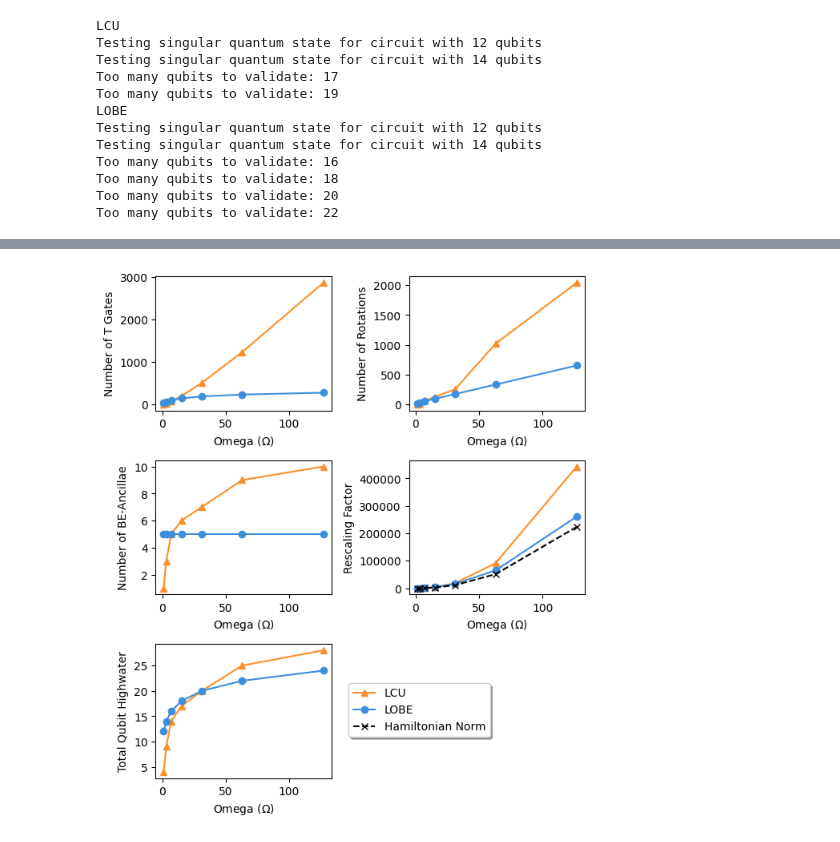
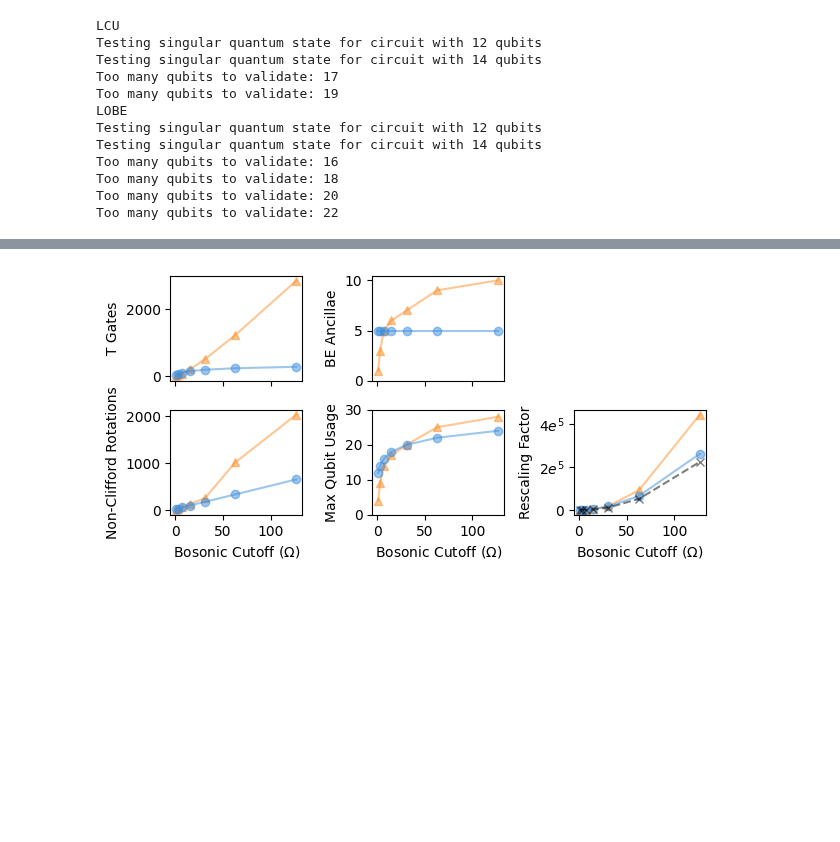
Before and after one commit to Tufts-QIQC/LOBE, a Jupyter notebook: notebooks/benchmarking/integrated_models/quartic_oscillator.ipynb, the cells around one changed output, grey strips where cells are left out. Saved outputs shown, nothing was run; the diff lists cells and outputs as text; code cells hidden in the pictures; blank space fills up the shorter version.

```diff
--- a/notebooks/benchmarking/integrated_models/quartic_oscillator.ipynb
+++ b/notebooks/benchmarking/integrated_models/quartic_oscillator.ipynb
@@ -149,21 +153,20 @@ def delta(k, l):
     if k == l: return 1
     return 0
 
-
-def _get_qosc_spectral_norm(max_bosonic_occupancy, g=1):
+def _get_qosc_l2_norm(max_bosonic_occupancy, g=1):
     H_from_matrix_elements = np.zeros((max_bosonic_occupancy + 1, max_bosonic_occupancy + 1))
 
     for i in range(max_bosonic_occupancy + 1):
         for j in range(max_bosonic_occupancy + 1):
             H_from_matrix_elements[i][j] = matrix_element(i, j, g)
 
-    vals = np.linalg.eigvalsh(H_from_matrix_elements)
-    return max(np.abs(vals))
+    id_val = qosc_Hamiltonian(g).normal_order().pop_identity()
+    H_from_matrix_elements = H_from_matrix_elements - (id_val * np.eye(H_from_matrix_elements.shape[0]))
+
+    return np.linalg.norm(H_from_matrix_elements, ord=2)
 # %%
-operator = qosc_Hamiltonian(1).normal_order()
-operator.remove_identity()
 operator_norms = []
 for omega in omegas:
-    operator_norms.append(_get_qosc_spectral_norm(omega))
+    operator_norms.append(_get_qosc_l2_norm(omega))
     print(omega, operator_norms[-1])
 # %% [output]
@@ -177,37 +180,40 @@ for omega in omegas:
 # %%
-fig, axes = plt.subplots(3, 2, figsize=(16 / 2.54, 18 / 2.54))
+fig, axes = plt.subplots(2, 3, figsize=(16 / 2.54, 8 / 2.54))
 
-axes[0][0].plot(omegas, [4*LCU_DATA[i][0].number_of_elbows for i in range(len(omegas))], color=ORANGE, marker='^', alpha = 1)
-axes[0][0].plot(omegas, [4*LOBE_DATA[i][0].number_of_elbows for i in range(len(omegas))], color=BLUE, marker='o', alpha = 1)
-axes[0][0].set_ylabel("Number of T Gates")
-axes[0][0].set_xlabel("Omega ($\Omega$)")
+axes[0][0].plot(omegas, [4*LCU_DATA[i][0].number_of_elbows for i in range(len(omegas))], color=ORANGE, marker='^', alpha = 0.5)
+axes[0][0].plot(omegas, [4*LOBE_DATA[i][0].number_of_elbows for i in range(len(omegas))], color=BLUE, marker='o', alpha = 0.5)
+axes[0][0].set_ylabel("T Gates")
+axes[0][0].set_xticklabels([])
 
-axes[0][1].plot(omegas, [LCU_DATA[i][0].number_of_nonclifford_rotations for i in range(len(omegas))], color=ORANGE, marker='^', alpha = 1)
-axes[0][1].plot(omegas, [LOBE_DATA[i][0].number_of_nonclifford_rotations for i in range(len(omegas))], color=BLUE, marker='o', alpha = 1)
-axes[0][1].set_ylabel("Number of Rotations")
-axes[0][1].set_xlabel("Omega ($\Omega$)")
+axes[1][0].plot(omegas, [LCU_DATA[i][0].number_of_nonclifford_rotations for i in range(len(omegas))], color=ORANGE, marker='^', alpha = 0.5)
+axes[1][0].plot(omegas, [LOBE_DATA[i][0].number_of_nonclifford_rotations for i in range(len(omegas))], color=BLUE, marker='o', alpha = 0.5)
+axes[1][0].set_ylabel("Non-Clifford Rotations")
+axes[1][0].set_xlabel("Bosonic Cutoff ($\Omega$)")
 
-axes[1][0].plot(omegas, [LCU_DATA[i][2] for i in range(len(omegas))], color=ORANGE, marker='^', alpha = 1)
-axes[1][0].plot(omegas, [LOBE_DATA[i][2] for i in range(len(omegas))], color=BLUE, marker='o', alpha = 1)
-axes[1][0].set_ylabel("Number of BE-Ancillae")
-axes[1][0].set_xlabel("Omega ($\Omega$)")
+axes[0][1].plot(omegas, [LCU_DATA[i][2] for i in range(len(omegas))], color=ORANGE, marker='^', alpha = 0.5)
+axes[0][1].plot(omegas, [LOBE_DATA[i][2] for i in range(len(omegas))], color=BLUE, marker='o', alpha = 0.5)
+axes[0][1].set_ylabel("BE Ancillae")
+axes[0][1].set_xticklabels([])
+axes[0][1].set_yticks([0, 5, 10])
 
-axes[1][1].plot(omegas, [LCU_DATA[i][1] for i in range(len(omegas))], color=ORANGE, marker='^', alpha = 1)
-axes[1][1].plot(omegas, [LOBE_DATA[i][1] for i in range(len(omegas))], color=BLUE, marker='o', alpha = 1)
-axes[1][1].plot(omegas, [operator_norms[i] for i in range(len(omegas))], color="black", marker='x', ls='--', alpha = 1)
-axes[1][1].set_ylabel("Rescaling Factor")
-axes[1][1].set_xlabel("Omega ($\Omega$)")
+axes[1][1].plot(omegas, [LCU_DATA[i][0].ancillae_highwater() + LCU_DATA[i][2] + system_qubits[i] + 1 for i in range(len(omegas))], color=ORANGE, marker='^', alpha = 0.5, label="LCU")
+axes[1][1].plot(omegas, [LOBE_DATA[i][0].ancillae_highwater() + LOBE_DATA[i][2] + system_qubits[i] + 1 for i in range(len(omegas))], color=BLUE, marker='o', alpha = 0.5, label="LOBE")
+axes[1][1].set_ylabel("Max Qubit Usage")
+axes[1][1].set_xlabel("Bosonic Cutoff ($\Omega$)")
+axes[1][1].set_yticks([0, 10, 20, 30])
 
-axes[2][0].plot(omegas, [LCU_DATA[i][0].ancillae_highwater() + LCU_DATA[i][2] + system_qubits[i] + 1 for i in range(len(omegas))], color=ORANGE, marker='^', alpha = 1, label="LCU")
-axes[2][0].plot(omegas, [LOBE_DATA[i][0].ancillae_highwater() + LOBE_DATA[i][2] + system_qubits[i] + 1 for i in range(len(omegas))], color=BLUE, marker='o', alpha = 1, label="LOBE")
-axes[2][0].plot([], [], color="black", marker='x', ls='--', alpha = 1, label="Hamiltonian Norm")
-axes[2][0].set_ylabel("Total Qubit Highwater")
-axes[2][0].set_xlabel("Omega ($\Omega$)")
+axes[1][2].plot(omegas, [LCU_DATA[i][1] for i in range(len(omegas))], color=ORANGE, marker='^', alpha = 0.5)
+axes[1][2].plot(omegas, [LOBE_DATA[i][1] for i in range(len(omegas))], color=BLUE, marker='o', alpha = 0.5)
+axes[1][2].plot(omegas, [operator_norms[i] for i in range(len(omegas))], color="black", marker='x', ls='--', alpha = 0.5)
+axes[1][2].set_yticklabels([0, "$2e^5$", "$4e^5$"])
+axes[1][2].set_yticks([0, 2e5, 4e5])
+axes[1][2].set_ylabel("Rescaling Factor")
+axes[1][2].set_xlabel("Bosonic Cutoff ($\Omega$)")
 
-fig.delaxes(axes[2][1])
+fig.delaxes(axes[0][2])
 plt.tight_layout()
-axes[2][0].legend(loc='upper center', bbox_to_anchor=(1.5, 0.75),
-          fancybox=True, shadow=True, ncol=1)
+# axes[2][0].legend(loc='upper center', bbox_to_anchor=(1.5, 0.75),
+#           fancybox=True, shadow=True, ncol=1)
 plt.savefig("../../../manuscript/figures/quartic_oscillator.pdf", dpi=300)
 # %% [output]
-[figure, old version]
+[figure, new version]
```
Also changed, not shown: parts of 3 cells of this notebook, 6 other files.
